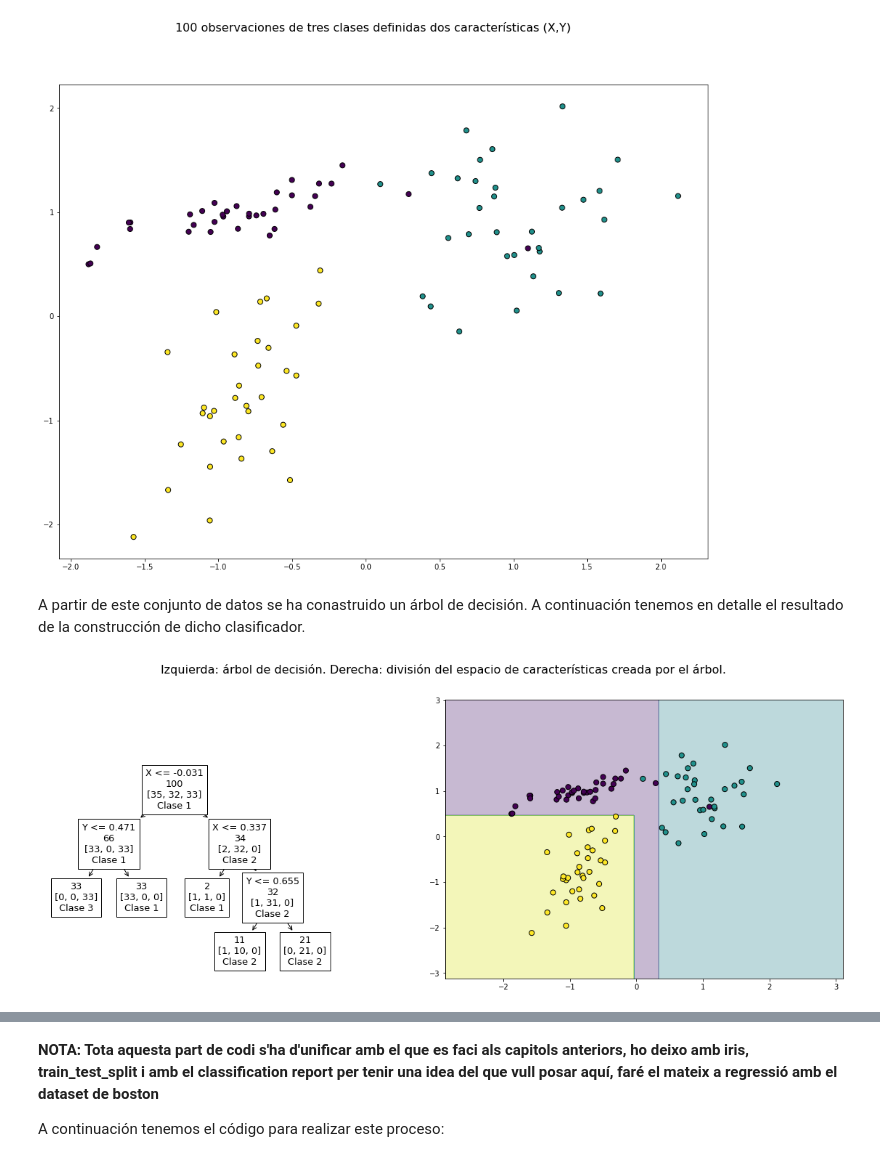
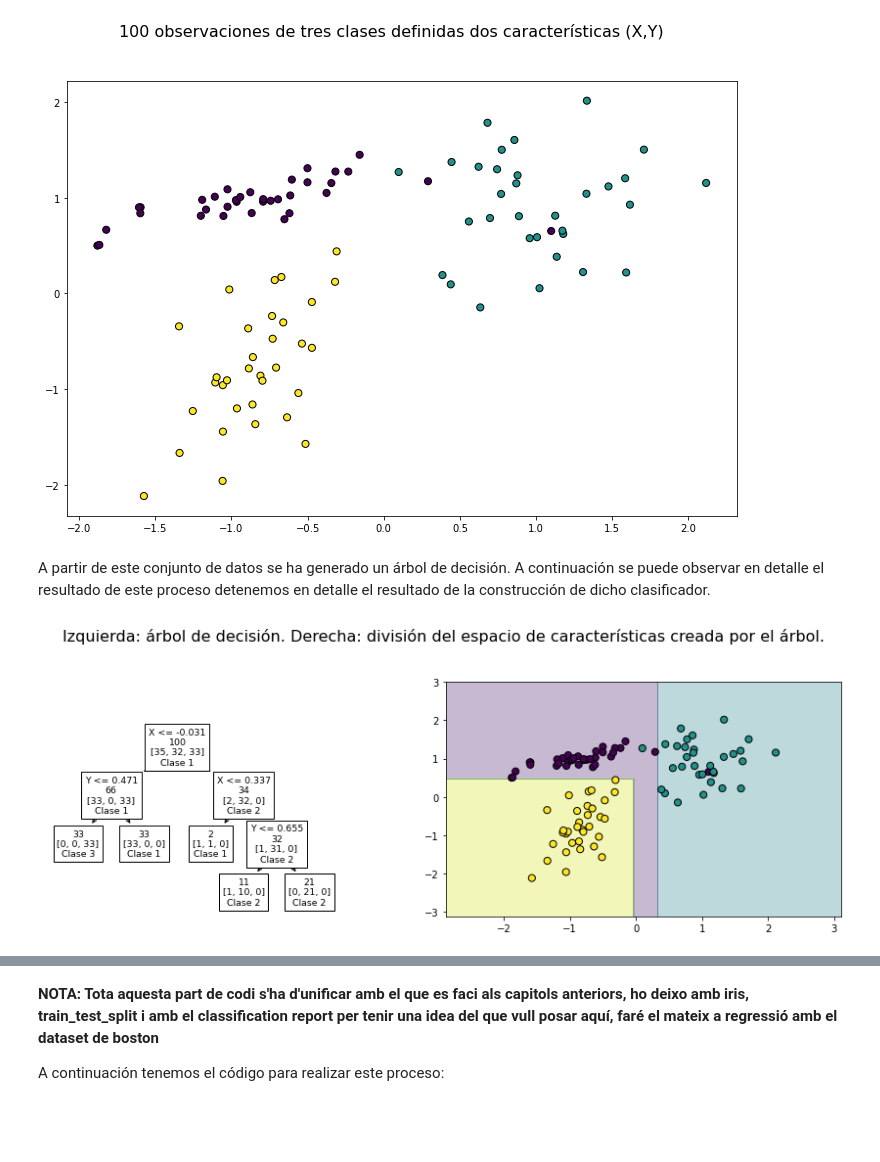
Before and after one commit to juanhuguetgarcia/intro_apren_auto, a Jupyter notebook: intro_apren_auto/chapters/ch7/ch7-dev-tree-01-arboles-decision.ipynb, the cells around one changed output, grey strips where cells are left out. Drawn from its saved outputs; the diff is of its cells as text; code cells hidden in the pictures; blank space fills up the shorter version.

```diff
--- a/intro_apren_auto/chapters/ch7/ch7-dev-tree-01-arboles-decision.ipynb
+++ b/intro_apren_auto/chapters/ch7/ch7-dev-tree-01-arboles-decision.ipynb
@@ -134,38 +137,39 @@ clases que se han generado de manera aleatoria:
 # %%
 import matplotlib.pyplot as plt
 import seaborn as sns
 from sklearn.datasets import make_classification
 
 X1, Y1 = make_classification(n_features=2, n_redundant=0, n_informative=2,
                              n_classes=3, class_sep=0.95,
                              n_clusters_per_class=1,
                              random_state=11) #7
 
 #sns.set_style("whitegrid")
 
 
-fig = plt.figure(figsize=(16, 12))
+fig = plt.figure(figsize=(12, 8))
 fig.suptitle("100 observaciones de tres clases definidas dos características (X,"
           "Y)",size = 16)
 plt.subplot(111)
 
 plt.scatter(X1[:, 0], X1[:, 1], marker='o', c=Y1,
             s=50,
             edgecolor='k');
 
 #markers = {"Clase 1": "0", "Clase 2": "1", "Clase 3": "2"}
 #sns.relplot(x=X1[:, 0], y=X1[:, 1], hue=Y1, style=Y1);
 # %% [output]
-[figure, old version]
+[figure, new version]
 # %% [markdown]
-A partir de este conjunto de datos se ha conastruido un árbol de
-decisión. A continuación tenemos en detalle el resultado de la construcción
+A partir de este conjunto de datos se ha generado un árbol de
+decisión. A continuación se puede observar en detalle el resultado de
+este proceso detenemos en detalle el resultado de la construcción
 de dicho clasificador.
 # %%
 from sklearn import tree
 import numpy as np
 
-fig = plt.figure(figsize=(16, 12))
+fig = plt.figure(figsize=(12, 8))
 clf = tree.DecisionTreeClassifier(min_samples_split=12)
 clf = clf.fit(X1, Y1)
 fig.suptitle("Izquierda: árbol de decisión. Derecha: división del espacio de "
@@ -199,7 +203,7 @@ plt.scatter(X1[:, 0], X1[:, 1], marker='o', c=Y1,
             s=50,
             edgecolor='k');
 # %% [output]
-[figure, old version]
+[figure, new version]
 # %% [markdown]
 Estas dos figuras ilustran de forma clara el funcionamiento de esta técnica.
 En primer lugar tenemos que, a partir de las observaciones del conjunto de
```
Also changed, not shown: parts of 9 cells of this notebook, 1 other file.
